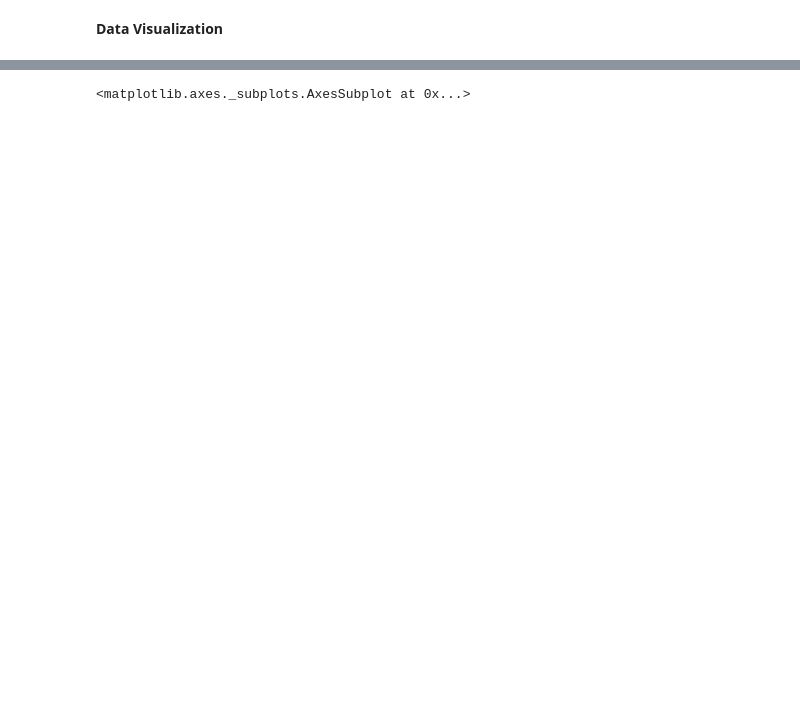
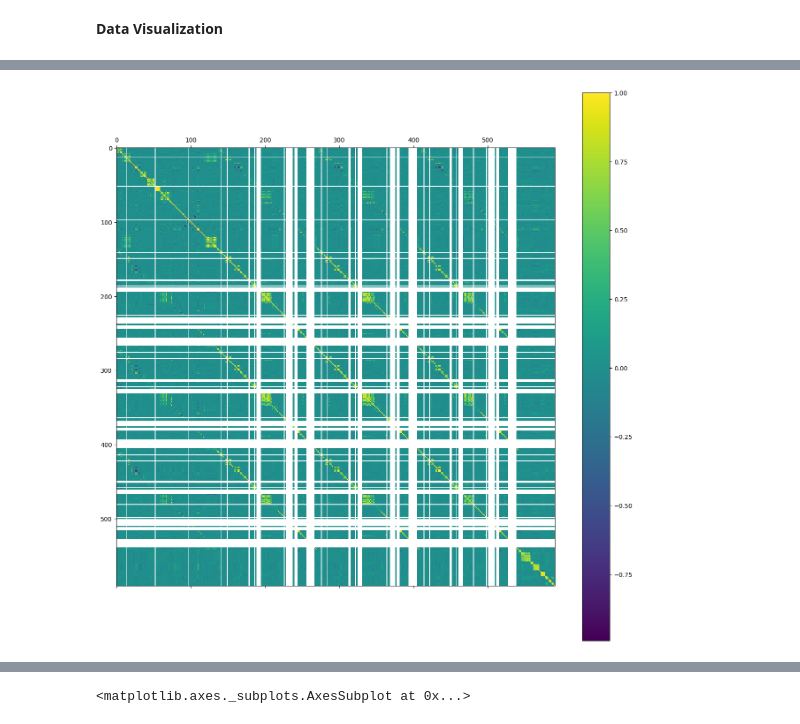
Before and after one commit to mohamedafdailat/TYPO3CMS-Exceptions, a Jupyter notebook: SECOM.ipynb, the cells around one changed output, grey strips where cells are left out. Drawn from its saved outputs; the diff is of its cells as text; code cells hidden in the pictures; blank space fills up the shorter version.

```diff
--- a/SECOM.ipynb
+++ b/SECOM.ipynb
@@ -156,3 +172,21 @@ plt.show()
+# %%
+import pandas as pd
+import matplotlib.pyplot as plt
+
+# Supposons que 'data' est votre dataframe
+# 1. Supprimez les colonnes non numériques
+data_numeric = data.select_dtypes(include=['number'])
+
+# 2. Calculez la matrice de corrélation
+corr_matrix = data_numeric.corr()
+
+# 3. Affichez la matrice de corrélation avec matshow
+plt.rcParams['figure.figsize'] = (25, 25)
+plt.matshow(corr_matrix)
+plt.colorbar()
+plt.show()
+# %% [output]
+[figure, added]
 # %%
 # matplot
 
```
Also changed, not shown: parts of 11 cells of this notebook.
